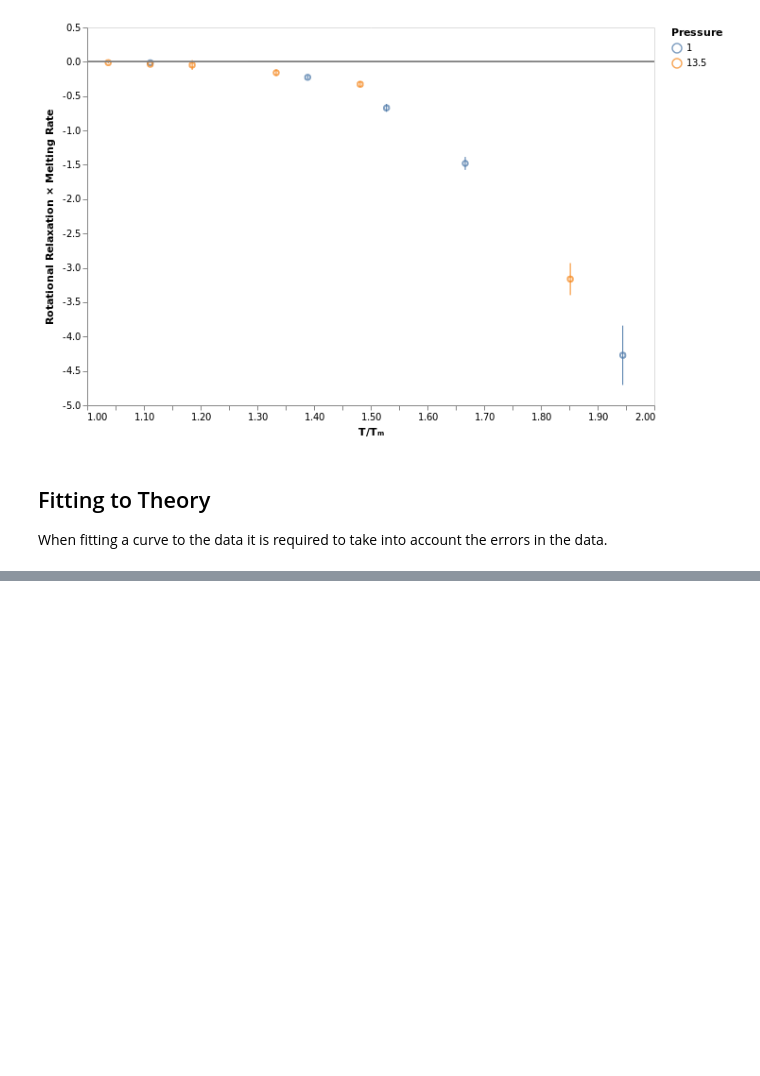
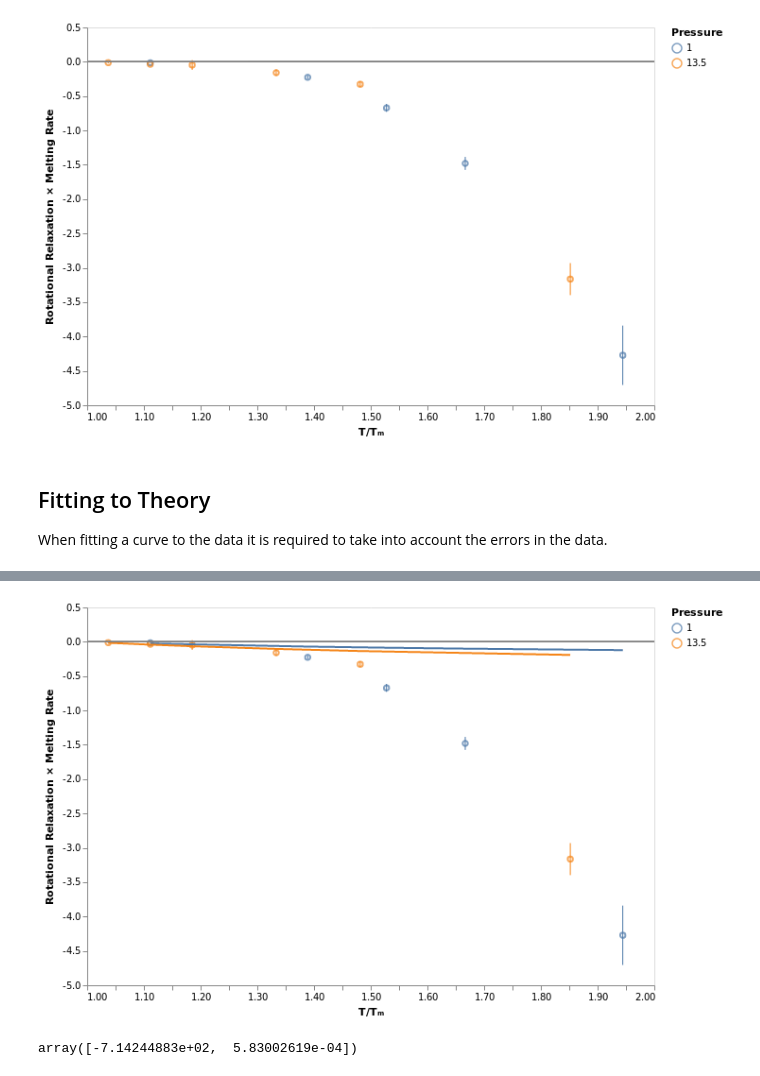
Before and after one commit to malramsay64/Crystal_Melting, a Jupyter notebook: notebooks/12_melting_errors.ipynb, the cells around one changed output, grey strips where cells are left out. Cells and saved outputs as stored; diff of their text form; code cells hidden in the pictures; blank space fills up the shorter version.

```diff
--- a/notebooks/12_melting_errors.ipynb
+++ b/notebooks/12_melting_errors.ipynb
@@ -185,2 +194,42 @@ chart
 # %%
 chart.save("../figures/normalised_melting_err.svg", webdriver="firefox")
+# %%
+p1_values_2 = melt_values.query("pressure == 1.00")
+p13_values_2 = melt_values.query("pressure == 13.50")
+
+theory1_2, opt1_2, err1_2 = fit_curve(
+    p1_values_2["temp_norm"],
+    p1_values_2["value"],
+    p1_values_2["error"],
+)
+theory13_2, opt13_2, err13_2 = fit_curve(
+    p13_values_2["temp_norm"],
+    p13_values_2["value"],
+    p13_values_2["error"],
+)
+# %%
+theory_df_2 = melt_values
+theory_df_2["theory"] = 0.
+mask = theory_df["pressure"] == 1.00
+theory_df_2.loc[mask, "theory"] = theory1_2(theory_df_2["temp_norm"], *opt1_2)
+theory_df_2.loc[~mask, "theory"] = theory13_2(theory_df_2["temp_norm"], *opt13_2)
+# %%
+chart = alt.Chart(theory_df_2).encode(
+    x=alt.X("temp_norm", title="T/Tₘ", scale=alt.Scale(zero=False)),
+    color=alt.Color("pressure:N", title="Pressure"),
+)
+
+chart = (
+    chart.mark_point().encode(y=alt.Y("value", title="Rotational Relaxation × Melting Rate")) +
+    chart.mark_rule().encode(y="error_min", y2="error_max") +
+    chart.mark_line().encode(y="theory")
+)
+
+chart = figures.hline(chart, 0.)
+chart
+# %% [output]
+[figure, added]
+# %%
+opt13_2
+# %% [output]
+array([-7.14244883e+02,  5.83002619e-04])
```
Also changed, not shown: parts of 4 cells of this notebook, 2 other files.
